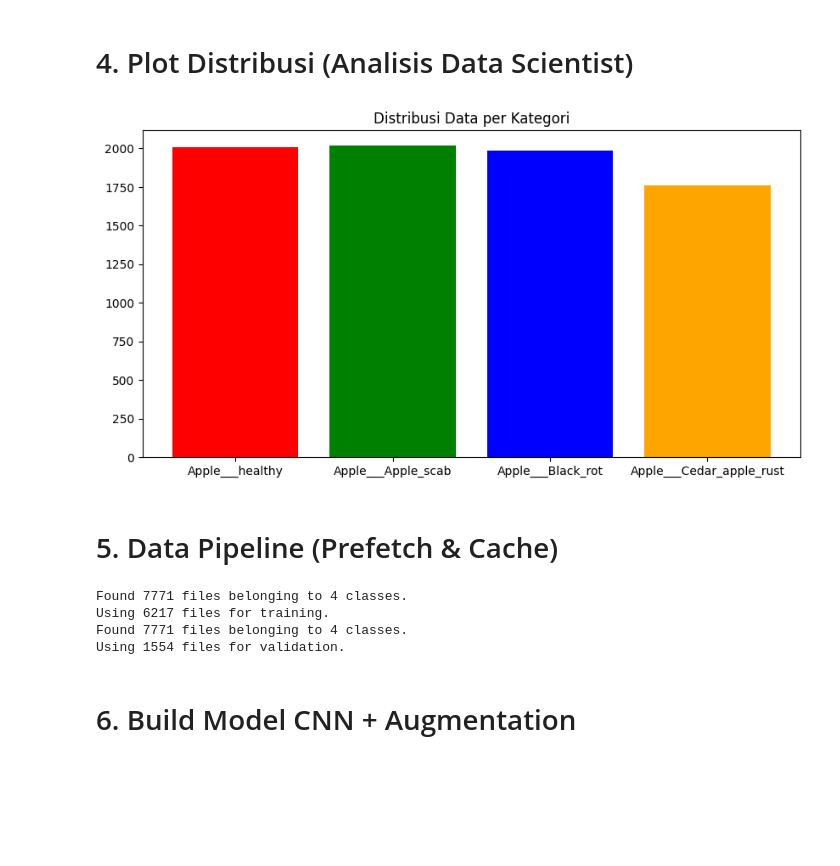
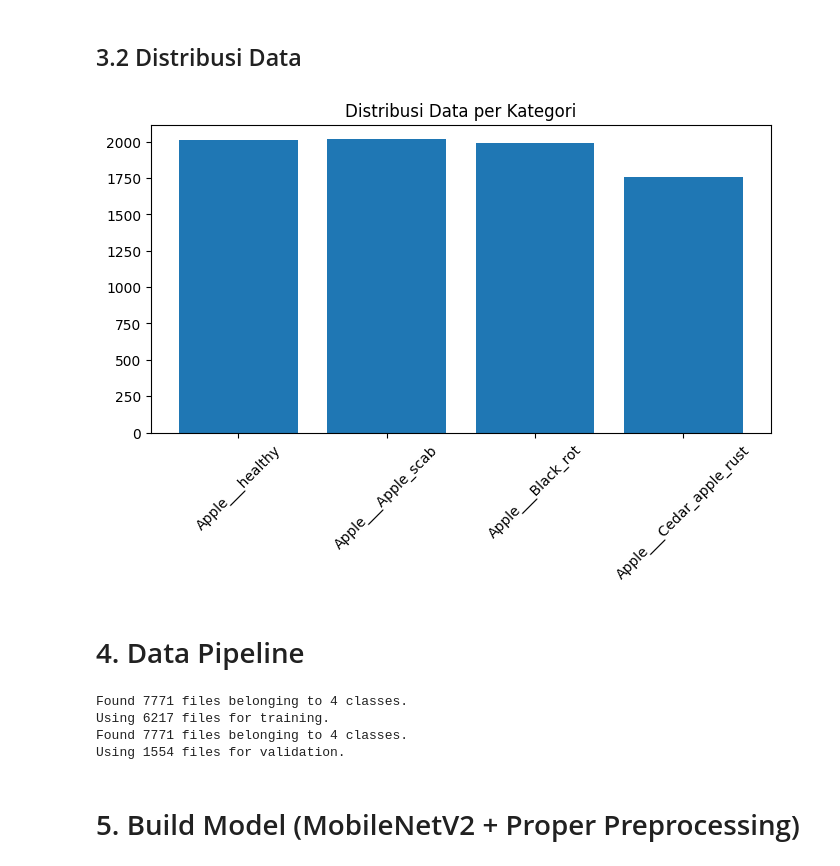
Before and after one commit to alvarotrytounderstand/Apple_Disease_Web, a Jupyter notebook: test.ipynb, the cells around one changed output. Cells and saved outputs as stored; diff of their text form; code cells hidden in the pictures; blank space fills up the shorter version.

```diff
--- a/test.ipynb
+++ b/test.ipynb
@@ -54,14 +53,16 @@ plt.show()
 # %% [markdown]
-# 4. Plot Distribusi (Analisis Data Scientist)
+## 3.2 Distribusi Data
 # %%
 counts = [len(apple_images[c]) for c in class_names]
-plt.figure(figsize=(10, 5))
-plt.bar(class_names, counts, color=['red', 'green', 'blue', 'orange'])
-plt.title('Distribusi Data per Kategori')
+
+plt.figure(figsize=(8,4))
+plt.bar(class_names, counts)
+plt.title("Distribusi Data per Kategori")
+plt.xticks(rotation=45)
 plt.show()
 # %% [output]
-[figure, old version]
+[figure, new version]
 # %% [markdown]
-# 5. Data Pipeline (Prefetch & Cache)
+# 4. Data Pipeline
 # %%
 train_dataset = tf.keras.utils.image_dataset_from_directory(
@@ -89,3 +96,3 @@ val_dataset = val_dataset.prefetch(AUTOTUNE)
 # %% [markdown]
-# 6. Build Model CNN + Augmentation
+# 5. Build Model (MobileNetV2 + Proper Preprocessing)
 # %%
```
Also changed, not shown: parts of 24 cells of this notebook, 1 other file.
